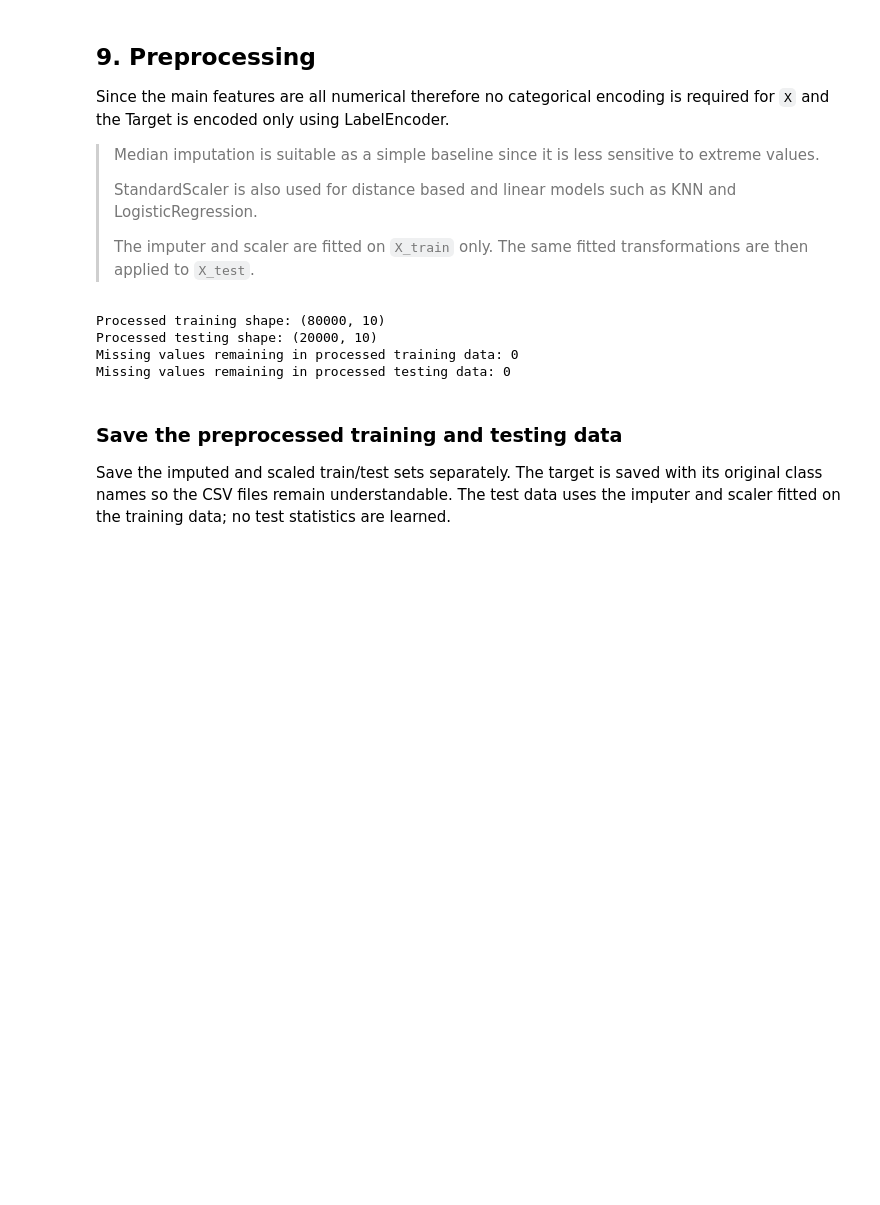
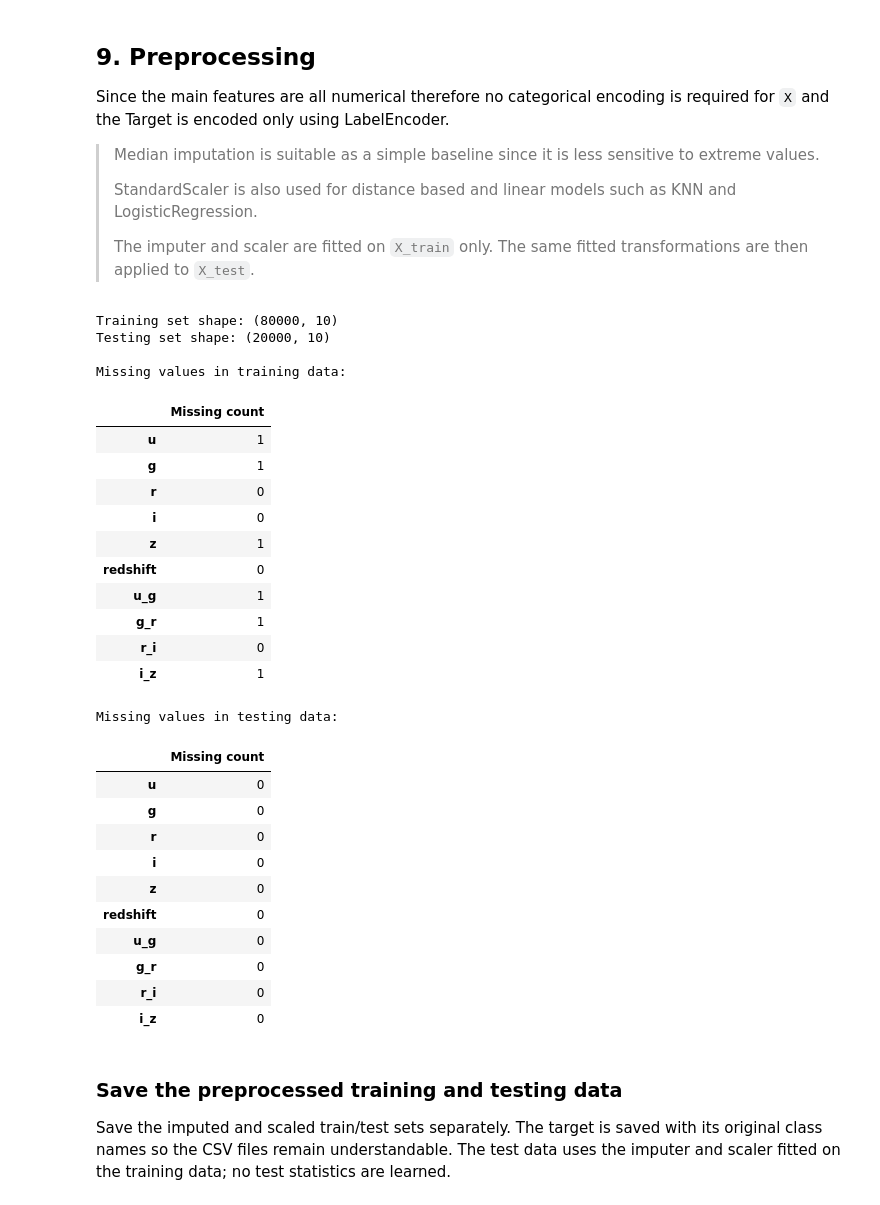
Before and after one commit to PROPRINCE1/Stellar-Classification-Optimization, a Jupyter notebook: preprocess.ipynb, the cells around one changed output. Saved outputs shown, nothing was run; the diff lists cells and outputs as text; code cells hidden in the pictures; blank space fills up the shorter version.

```diff
--- a/preprocess.ipynb
+++ b/preprocess.ipynb
@@ -633,23 +633,55 @@ Since the main features are all numerical therefore no categorical encoding is r
 >
 > The imputer and scaler are fitted on `X_train` only. The same fitted transformations are then applied to `X_test`.
 # %%
-preprocessor = Pipeline(steps=[
-    ("imputer", SimpleImputer(strategy="median")),
-    ("scaler", StandardScaler())
-])
+# preprocessor = Pipeline(steps=[
+#     ("imputer", SimpleImputer(strategy="median")),
+#     ("scaler", StandardScaler())
+# ])
 
-X_train_processed = preprocessor.fit_transform(X_train)
-X_test_processed = preprocessor.transform(X_test)
+# X_train_processed = preprocessor.fit_transform(X_train)
+# X_test_processed = preprocessor.transform(X_test)
 
-print("Processed training shape:", X_train_processed.shape)
-print("Processed testing shape:", X_test_processed.shape)
-print("Missing values remaining in processed training data:", np.isnan(X_train_processed).sum())
-print("Missing values remaining in processed testing data:", np.isnan(X_test_processed).sum())
+# print("Processed training shape:", X_train_processed.shape)
+# print("Processed testing shape:", X_test_processed.shape)
+# print("Missing values remaining in processed training data:", np.isnan(X_train_processed).sum())
+# print("Missing values remaining in processed testing data:", np.isnan(X_test_processed).sum())
+
+print("Training set shape:", X_train.shape)
+print("Testing set shape:", X_test.shape)
+
+print("\nMissing values in training data:")
+display(X_train.isna().sum().to_frame("Missing count"))
+
+print("\nMissing values in testing data:")
+display(X_test.isna().sum().to_frame("Missing count"))
 # %% [output]
-Processed training shape: (80000, 10)
-Processed testing shape: (20000, 10)
-Missing values remaining in processed training data: 0
-Missing values remaining in processed testing data: 0
+Training set shape: (80000, 10)
+Testing set shape: (20000, 10)
+
+Missing values in training data:
+|  | Missing count |
+| u | 1 |
+| g | 1 |
+| r | 0 |
+| i | 0 |
+| z | 1 |
+| redshift | 0 |
+| u_g | 1 |
+| g_r | 1 |
+| r_i | 0 |
+| i_z | 1 |
+Missing values in testing data:
+|  | Missing count |
+| u | 0 |
+| g | 0 |
+| r | 0 |
+| i | 0 |
+| z | 0 |
+| redshift | 0 |
+| u_g | 0 |
+| g_r | 0 |
+| r_i | 0 |
+| i_z | 0 |
 # %% [markdown]
 ### Save the preprocessed training and testing data
 
```
Also changed, not shown: parts of 1 cell of this notebook, 1 other file.
